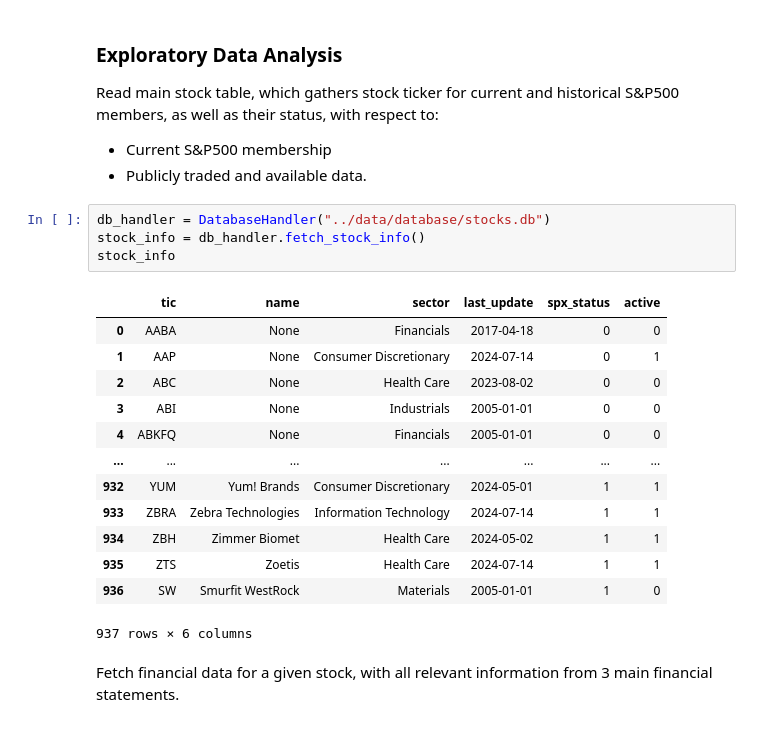
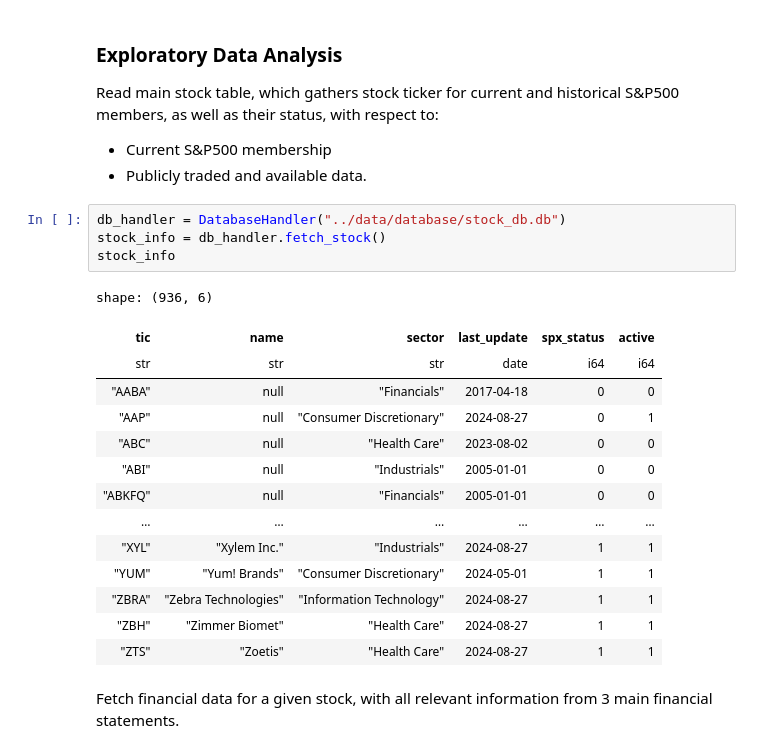
Before and after one commit to francisco3511/stocksense, a Jupyter notebook: notebooks/eda.ipynb, the cells around one changed output. Drawn from its saved outputs; the diff is of its cells as text.

```diff
--- a/notebooks/eda.ipynb
+++ b/notebooks/eda.ipynb
@@ -8,23 +8,24 @@ as well as their status, with respect to:
 -  Current S&P500 membership
 -  Publicly traded and available data.
 # %%
-db_handler = DatabaseHandler("../data/database/stocks.db")
-stock_info = db_handler.fetch_stock_info()
+db_handler = DatabaseHandler("../data/database/stock_db.db")
+stock_info = db_handler.fetch_stock()
 stock_info
 # %% [output]
+shape: (936, 6)
-|  | tic | name | sector | last_update | spx_status | active |
-| 0 | AABA | None | Financials | 2017-04-18 | 0 | 0 |
-| 1 | AAP | None | Consumer Discretionary | 2024-07-14 | 0 | 1 |
-| 2 | ABC | None | Health Care | 2023-08-02 | 0 | 0 |
-| 3 | ABI | None | Industrials | 2005-01-01 | 0 | 0 |
-| 4 | ABKFQ | None | Financials | 2005-01-01 | 0 | 0 |
-| ... | ... | ... | ... | ... | ... | ... |
-| 932 | YUM | Yum! Brands | Consumer Discretionary | 2024-05-01 | 1 | 1 |
-| 933 | ZBRA | Zebra Technologies | Information Technology | 2024-07-14 | 1 | 1 |
-| 934 | ZBH | Zimmer Biomet | Health Care | 2024-05-02 | 1 | 1 |
-| 935 | ZTS | Zoetis | Health Care | 2024-07-14 | 1 | 1 |
-| 936 | SW | Smurfit WestRock | Materials | 2005-01-01 | 1 | 0 |
+| tic | name | sector | last_update | spx_status | active |
+| str | str | str | date | i64 | i64 |
+| "AABA" | null | "Financials" | 2017-04-18 | 0 | 0 |
+| "AAP" | null | "Consumer Discretionary" | 2024-08-27 | 0 | 1 |
+| "ABC" | null | "Health Care" | 2023-08-02 | 0 | 0 |
+| "ABI" | null | "Industrials" | 2005-01-01 | 0 | 0 |
+| "ABKFQ" | null | "Financials" | 2005-01-01 | 0 | 0 |
+| … | … | … | … | … | … |
+| "XYL" | "Xylem Inc." | "Industrials" | 2024-08-27 | 1 | 1 |
+| "YUM" | "Yum! Brands" | "Consumer Discretionary" | 2024-05-01 | 1 | 1 |
+| "ZBRA" | "Zebra Technologies" | "Information Technology" | 2024-08-27 | 1 | 1 |
+| "ZBH" | "Zimmer Biomet" | "Health Care" | 2024-08-27 | 1 | 1 |
+| "ZTS" | "Zoetis" | "Health Care" | 2024-08-27 | 1 | 1 |
-937 rows × 6 columns
 # %% [markdown]
 Fetch financial data for a given stock, with all relevant information from 3 main financial statements.
 # %%
```
Also changed, not shown: parts of 4 cells of this notebook, 7 other files.
